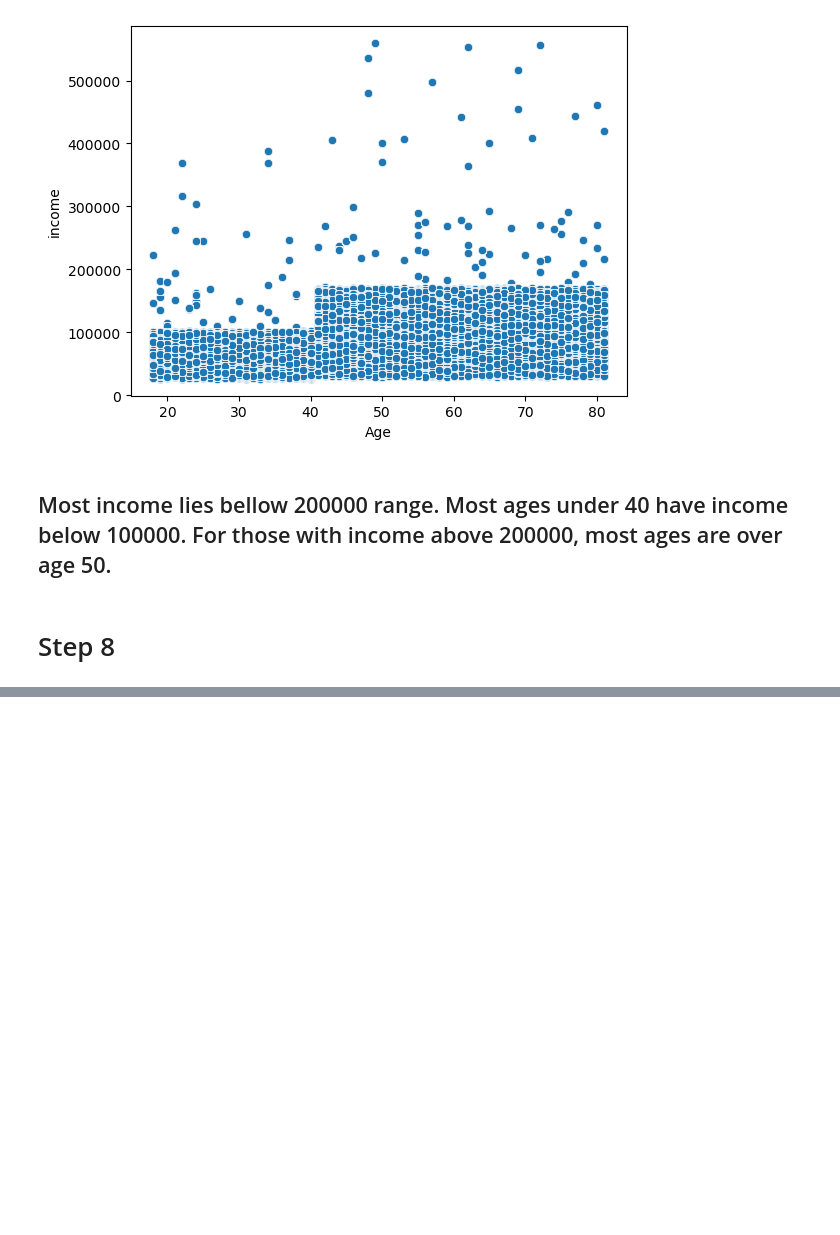
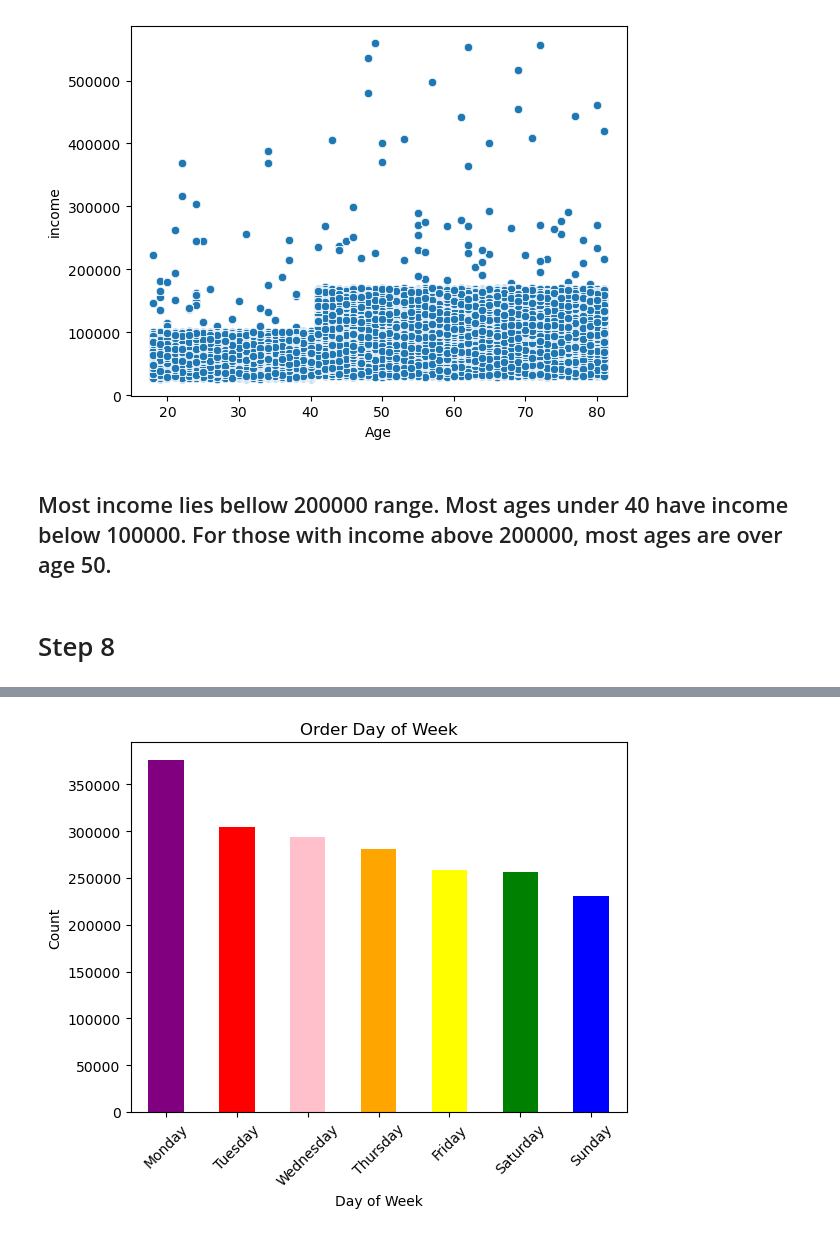
Before and after one commit to NickLegacy/Instacart-Python, a Jupyter notebook: Instacart Basket Analysis/03 Scripts/4.9 - Part 2.ipynb, the cells around one changed output, grey strips where cells are left out. Cells and saved outputs as stored; diff of their text form; code cells hidden in the pictures; blank space fills up the shorter version.

```diff
--- a/Instacart Basket Analysis/03 Scripts/4.9 - Part 2.ipynb
+++ b/Instacart Basket Analysis/03 Scripts/4.9 - Part 2.ipynb
@@ -188,0 +205,21 @@ scat.figure.savefig(os.path.join(path, '04 Analysis', 'Visualizations', 'Age_inc
+# %%
+import pandas as pd
+import matplotlib.pyplot as plt
+bar = merge['Order Day of Week'].value_counts().plot.bar(color=['purple', 'red', 'pink', 'orange', 'yellow', 'green', 'blue'])
+
+# Set the chart title and labels for x and y axes
+bar.set_title('Order Day of Week')
+bar.set_xlabel('Day of Week')
+bar.set_ylabel('Count')
+
+# Set the x-tick labels to the days of the week
+days_of_week = ['Monday', 'Tuesday', 'Wednesday', 'Thursday', 'Friday', 'Saturday', 'Sunday']
+bar.set_xticklabels(days_of_week)
+
+# Rotate the x-axis tick labels for better readability if necessary
+plt.xticks(rotation=45)
+
+# Show the bar chart
+plt.show()
+# %% [output]
+[figure, added]
```
Also changed, not shown: parts of 8 cells of this notebook.
